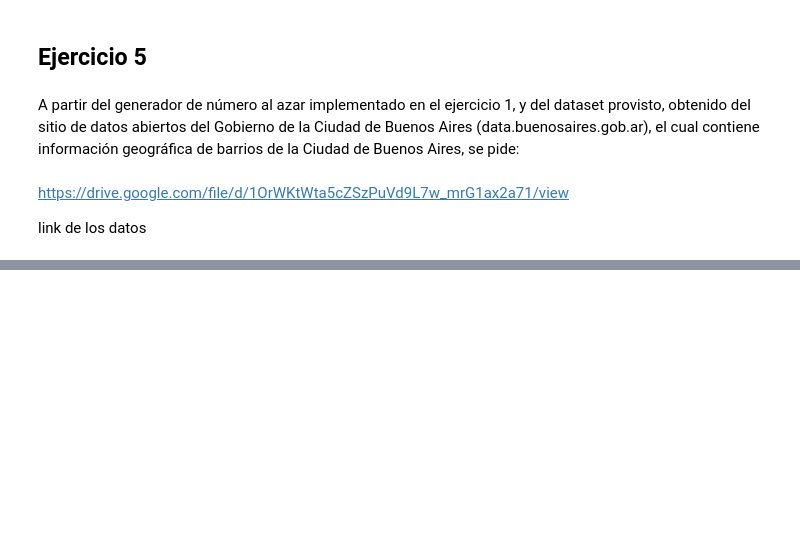
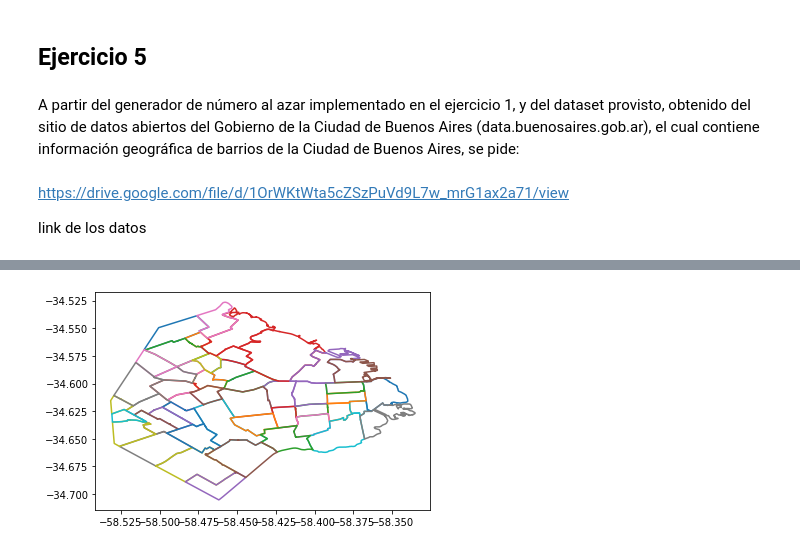
Before and after one commit to delpinor/tp-simulacion, a Jupyter notebook: TP1/ej_01.ipynb, the cells around one changed output, grey strips where cells are left out. Saved outputs shown, nothing was run; the diff lists cells and outputs as text; code cells hidden in the pictures; blank space fills up the shorter version.

Commit message:
Graficos de barrios mejorados

```diff
--- a/TP1/ej_01.ipynb
+++ b/TP1/ej_01.ipynb
@@ -872,3 +874,4 @@ def relleno_data_frame(df):
 # %%
-df_barrios = relleno_data_frame(df_barrios)
+df_barrios = create_data_frame()
+print(df_barrios)
 # %% [output]
@@ -893,7 +891,0 @@ df_barrios['longitud'].min()
-# %%
-df_barrios['latitud_normalizada'] = None
-df_barrios['longitud_normalizada'] = None
-# %%
-df_barrios['latitud_normalizada'] = df_barrios["latitud"]/58.531518740591004
-# %%
-df_barrios['longitud_normalizada']  = df_barrios["longitud"]/34.70529313515961
@@ -914,0 +910,8 @@ plt.show
+# %%
+for barrio in df_barrios['barrio'].unique():
+  df_barrio = df_barrios[df_barrios['barrio'] == barrio]
+  plt.plot(df_barrio['latitud'],df_barrio['longitud'])
+
+plt.show()
+# %% [output]
+[figure, added]
```
Also changed, not shown: parts of 20 cells of this notebook.
